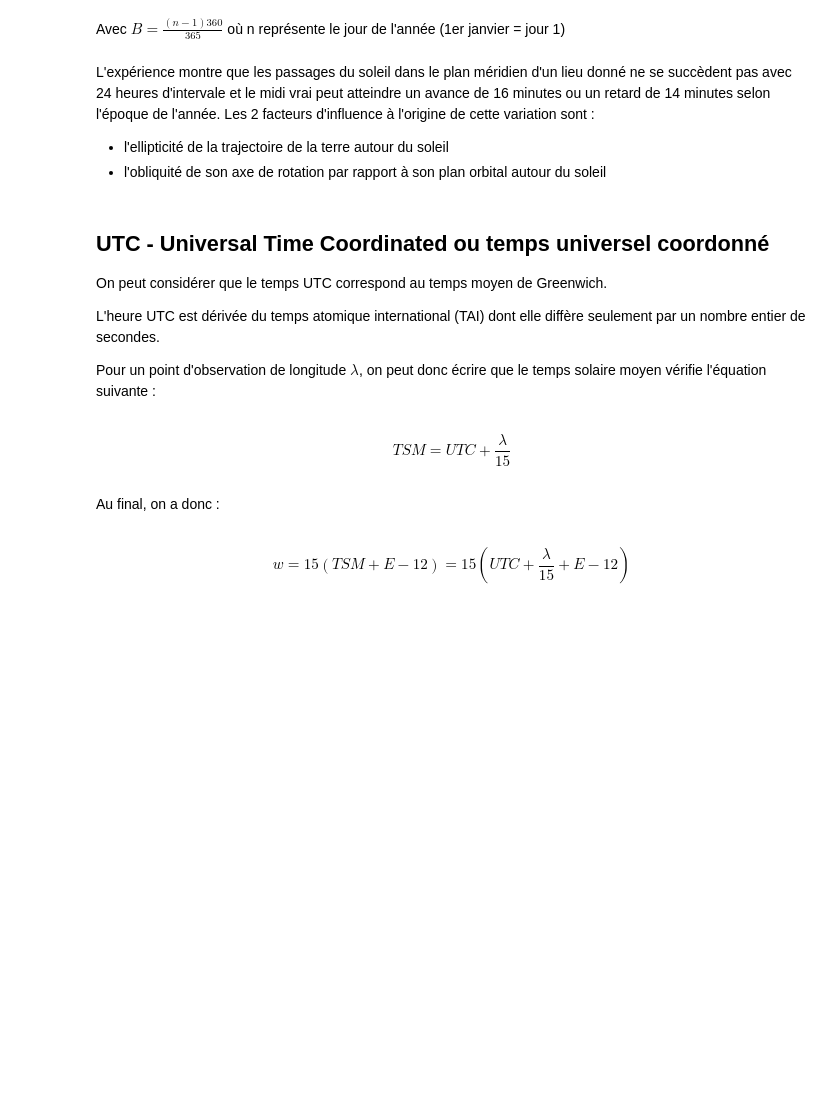
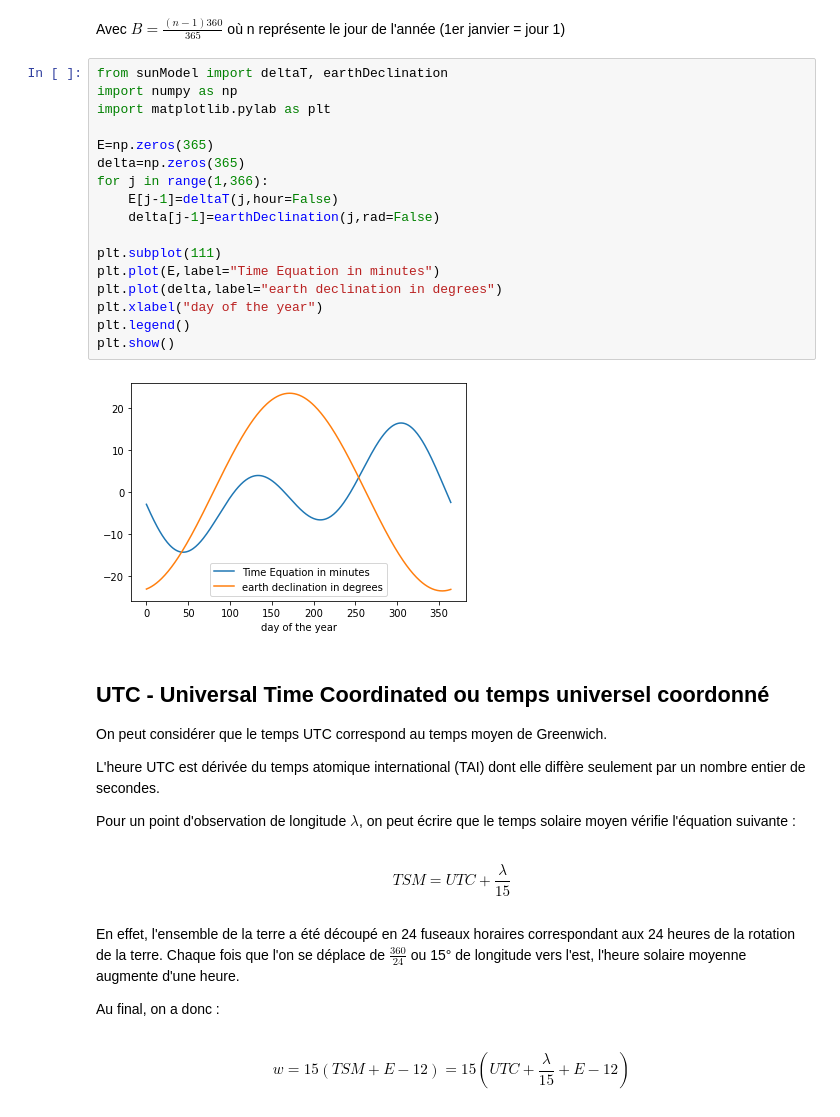
Before and after one commit to alexandrecuer/tf_works, a Jupyter notebook: BIOS/allAroundTime.ipynb, the cells around one changed output. Saved outputs shown, nothing was run; the diff lists cells and outputs as text; blank space fills up the shorter version.

```diff
--- a/BIOS/allAroundTime.ipynb
+++ b/BIOS/allAroundTime.ipynb
@@ -26,10 +30,25 @@ E = 299.2 ( 0.000075 + 0.001868 cos(B) - 0.032077 sin(B) - 0.014615 cos(2B) - 0.
 \end{equation*}
 # %% [markdown]
 Avec $ B = \frac{(n-1)360}{365}$ où n représente le jour de l'année (1er janvier = jour 1)
-# %% [markdown]
-L'expérience montre que les passages du soleil dans le plan méridien d'un lieu donné ne se succèdent pas avec 24 heures d'intervale et le midi vrai peut atteindre un avance de 16 minutes ou un retard de 14 minutes selon l'époque de l'année. Les 2 facteurs d'influence à l'origine de cette variation sont :
-- l'ellipticité de la trajectoire de la terre autour du soleil
-- l'obliquité de son axe de rotation par rapport à son plan orbital autour du soleil
+# %%
+from sunModel import deltaT, earthDeclination
+import numpy as np
+import matplotlib.pylab as plt
+
+E=np.zeros(365)
+delta=np.zeros(365)
+for j in range(1,366):
+    E[j-1]=deltaT(j,hour=False)
+    delta[j-1]=earthDeclination(j,rad=False)
+
+plt.subplot(111)
+plt.plot(E,label="Time Equation in minutes")
+plt.plot(delta,label="earth declination in degrees")
+plt.xlabel("day of the year")
+plt.legend()
+plt.show()
+# %% [output]
+[figure, added]
 # %% [markdown]
 ## UTC - Universal Time Coordinated ou temps universel coordonné
 
@@ -37,13 +56,15 @@ On peut considérer que le temps UTC correspond au temps moyen de Greenwich.
 
 L'heure UTC est dérivée du temps atomique international (TAI) dont elle diffère seulement par un nombre entier de secondes.
 
-Pour un point d'observation de longitude $\lambda$, on peut donc écrire que le temps solaire moyen vérifie l'équation suivante :
+Pour un point d'observation de longitude $\lambda$, on peut écrire que le temps solaire moyen vérifie l'équation suivante :
 # %% [markdown]
 \begin{equation*}
 TSM = UTC + \frac{\lambda}{15}
 \end{equation*}
-# %% [markdown]
-Au final, on a donc :
+# %% [markdown]
+En effet, l'ensemble de la terre a été découpé en 24 fuseaux horaires correspondant aux 24 heures de la rotation de la terre. Chaque fois que l'on se déplace de $\frac{360}{24}$ ou 15° de longitude vers l'est, l'heure solaire moyenne augmente d'une heure.
+
+Au final, on a donc :
 # %% [markdown]
 \begin{equation*}
 w = 15 ( TSM + E -12 ) = 15 ( UTC + \frac{\lambda}{15} + E - 12 )
```
Also changed, not shown: parts of 8 cells of this notebook, 4 other files.
